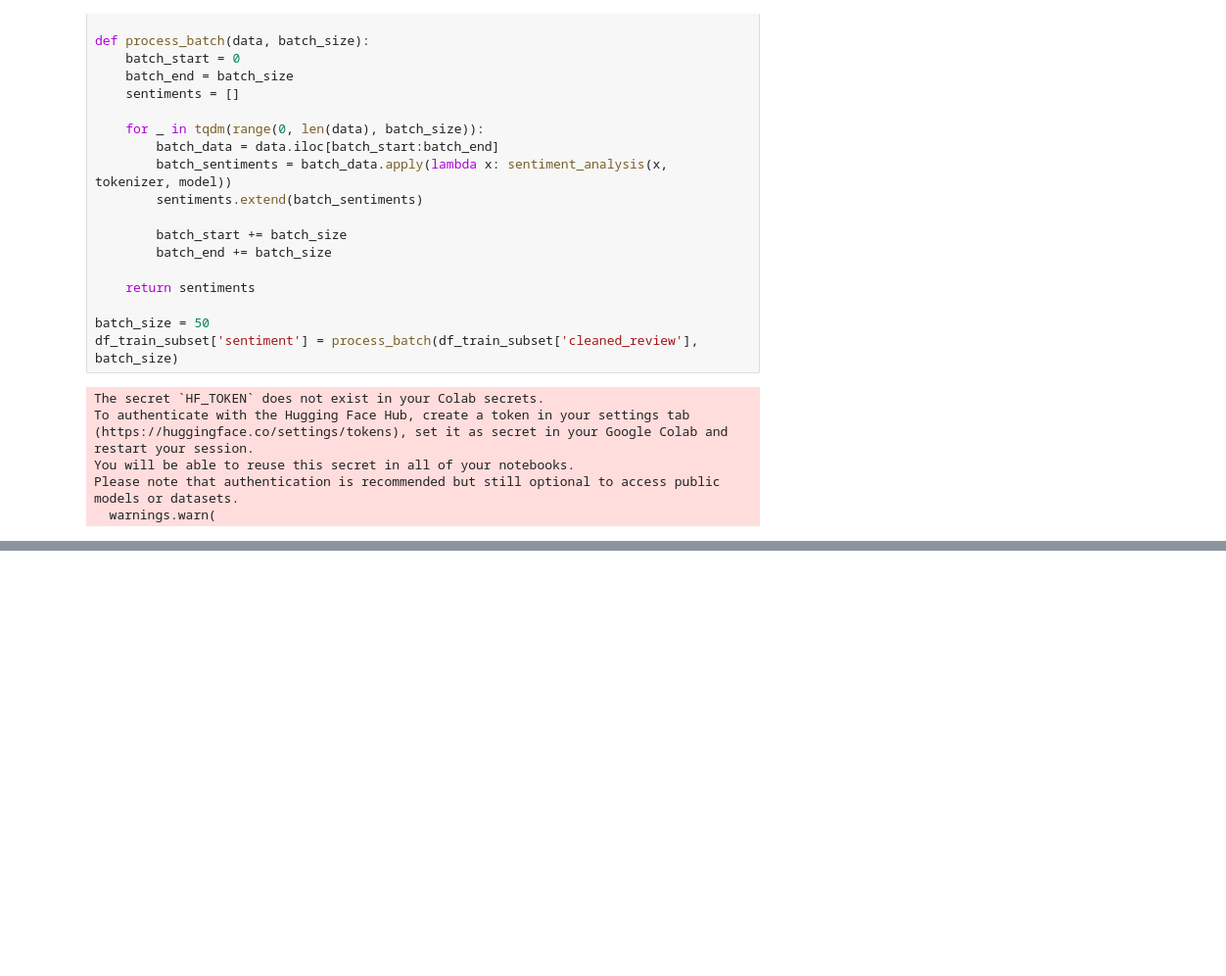
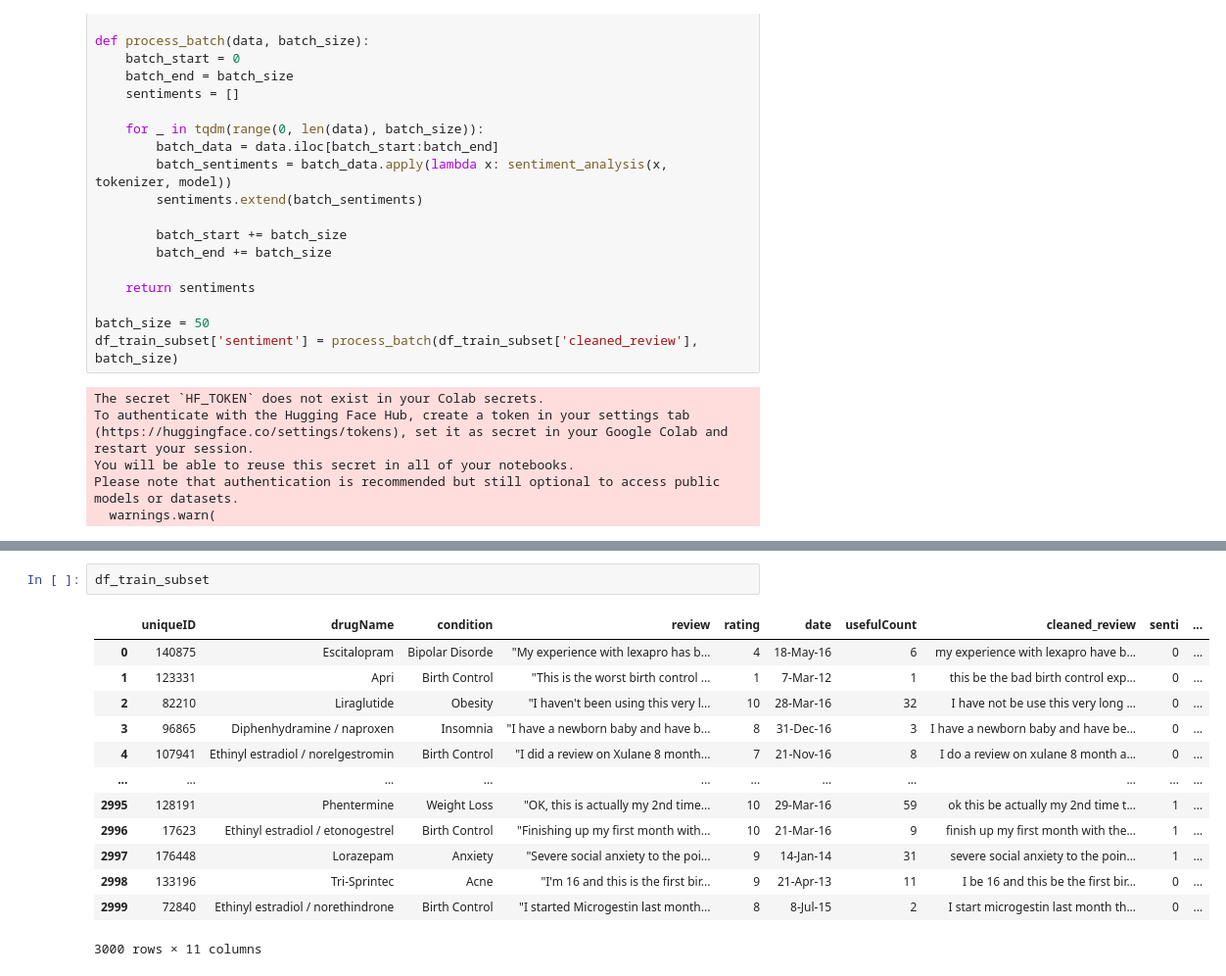
Before and after one commit to aytnihca/SentimentAnalysis, a Jupyter notebook: sentiment_analysis.ipynb, the cells around one changed output, grey strips where cells are left out. Shown: that part at 98% size. Saved outputs shown, nothing was run; the diff lists cells and outputs as text; blank space fills up the shorter version.

```diff
--- a/sentiment_analysis.ipynb
+++ b/sentiment_analysis.ipynb
@@ -302,0 +324,16 @@ Please note that authentication is recommended but still optional to access publ
+# %%
+df_train_subset
+# %% [output]
+|  | uniqueID | drugName | condition | review | rating | date | usefulCount | cleaned_review | senti | ... |
+| 0 | 140875 | Escitalopram | Bipolar Disorde | "My experience with lexapro has b... | 4 | 18-May-16 | 6 | my experience with lexapro have b... | 0 | ... |
+| 1 | 123331 | Apri | Birth Control | "This is the worst birth control ... | 1 | 7-Mar-12 | 1 | this be the bad birth control exp... | 0 | ... |
+| 2 | 82210 | Liraglutide | Obesity | "I haven't been using this very l... | 10 | 28-Mar-16 | 32 | I have not be use this very long ... | 0 | ... |
+| 3 | 96865 | Diphenhydramine / naproxen | Insomnia | "I have a newborn baby and have b... | 8 | 31-Dec-16 | 3 | I have a newborn baby and have be... | 0 | ... |
+| 4 | 107941 | Ethinyl estradiol / norelgestromin | Birth Control | "I did a review on Xulane 8 month... | 7 | 21-Nov-16 | 8 | I do a review on xulane 8 month a... | 0 | ... |
+| ... | ... | ... | ... | ... | ... | ... | ... | ... | ... | ... |
+| 2995 | 128191 | Phentermine | Weight Loss | "OK, this is actually my 2nd time... | 10 | 29-Mar-16 | 59 | ok this be actually my 2nd time t... | 1 | ... |
+| 2996 | 17623 | Ethinyl estradiol / etonogestrel | Birth Control | "Finishing up my first month with... | 10 | 21-Mar-16 | 9 | finish up my first month with the... | 1 | ... |
+| 2997 | 176448 | Lorazepam | Anxiety | "Severe social anxiety to the poi... | 9 | 14-Jan-14 | 31 | severe social anxiety to the poin... | 1 | ... |
+| 2998 | 133196 | Tri-Sprintec | Acne | "I'm 16 and this is the first bir... | 9 | 21-Apr-13 | 11 | I be 16 and this be the first bir... | 0 | ... |
+| 2999 | 72840 | Ethinyl estradiol / norethindrone | Birth Control | "I started Microgestin last month... | 8 | 8-Jul-15 | 2 | I start microgestin last month th... | 0 | ... |
+3000 rows × 11 columns
```
Also changed, not shown: parts of 18 cells of this notebook.
